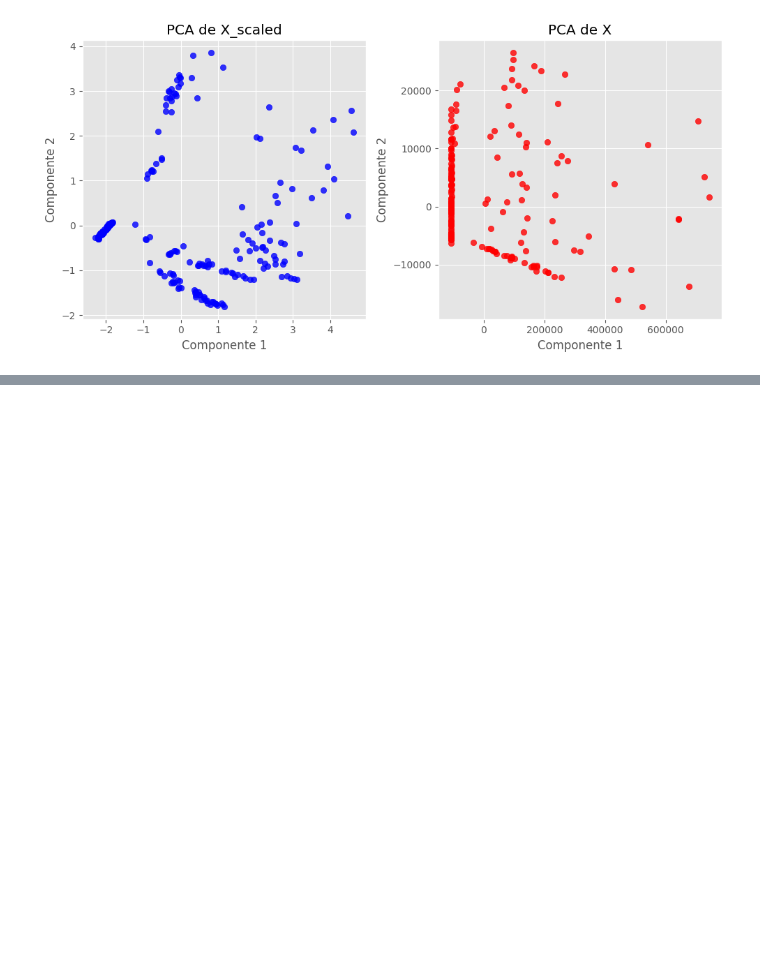
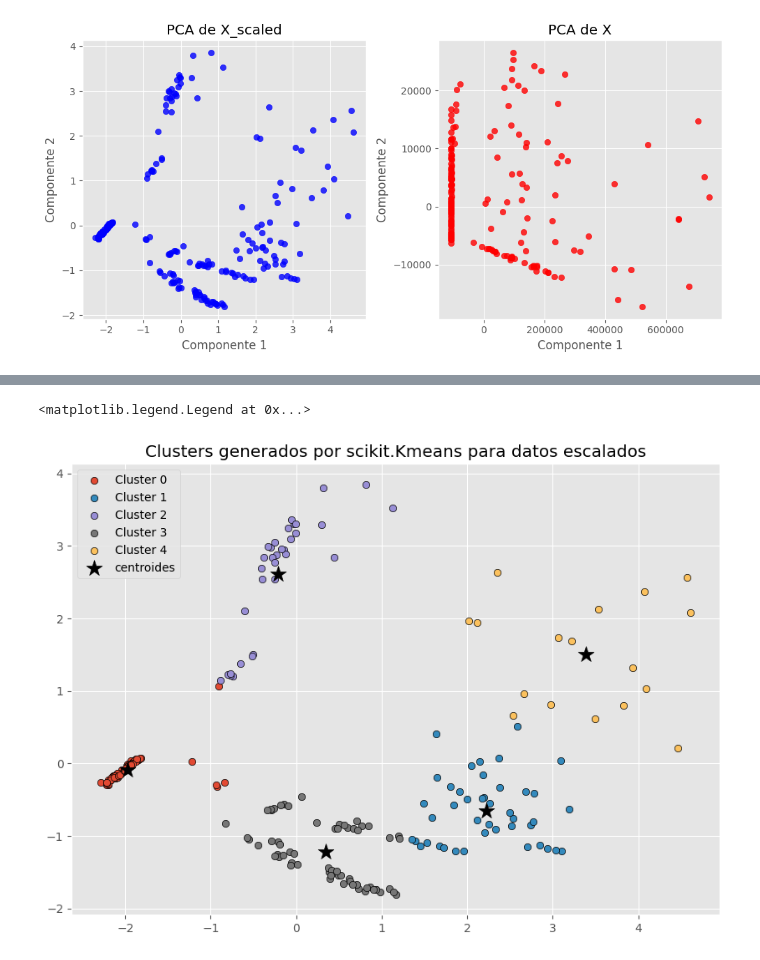
Before and after one commit to RaulCarrero02/G23.P2.100451286.100472334, a Jupyter notebook: kmean.ipynb, the cells around one changed output, grey strips where cells are left out. Saved outputs shown, nothing was run; the diff lists cells and outputs as text; code cells hidden in the pictures; blank space fills up the shorter version.

```diff
--- a/kmean.ipynb
+++ b/kmean.ipynb
@@ -458,0 +463,34 @@ plt.show()
+# %%
+# now do the same but with the scikit-learn implementation
+#Pca
+pca = PCA(n_components=2)
+X_scaled_pca = pca.fit_transform(X_scaled)
+
+kmeans = KMeans(n_clusters=5, random_state=123)
+kmeans.fit(X_scaled_pca)
+y_predict=kmeans.predict(X_scaled_pca)
+
+plt.figure(figsize=(10, 7))
+for i in np.unique(y_predict):
+    plt.scatter(
+        x = X_scaled_pca[np.array(y_predict) == i, 0],
+        y = X_scaled_pca[np.array(y_predict) == i, 1],
+        c = plt.rcParams['axes.prop_cycle'].by_key()['color'][i % len(plt.rcParams['axes.prop_cycle'].by_key()['color'])],
+        marker = 'o',
+        edgecolor = 'black',
+        label= f"Cluster {i}"
+    )
+
+plt.scatter(
+    kmeans.cluster_centers_[:, 0],
+    kmeans.cluster_centers_[:, 1],
+    s = 200,
+    c = 'black',
+    marker = '*',
+    label  = 'centroides'
+)
+plt.title('Clusters generados por scikit.Kmeans para datos escalados')
+plt.legend()
+# %% [output]
+<matplotlib.legend.Legend at 0x...>
+[figure, added]
```
Also changed, not shown: parts of 13 cells of this notebook.
